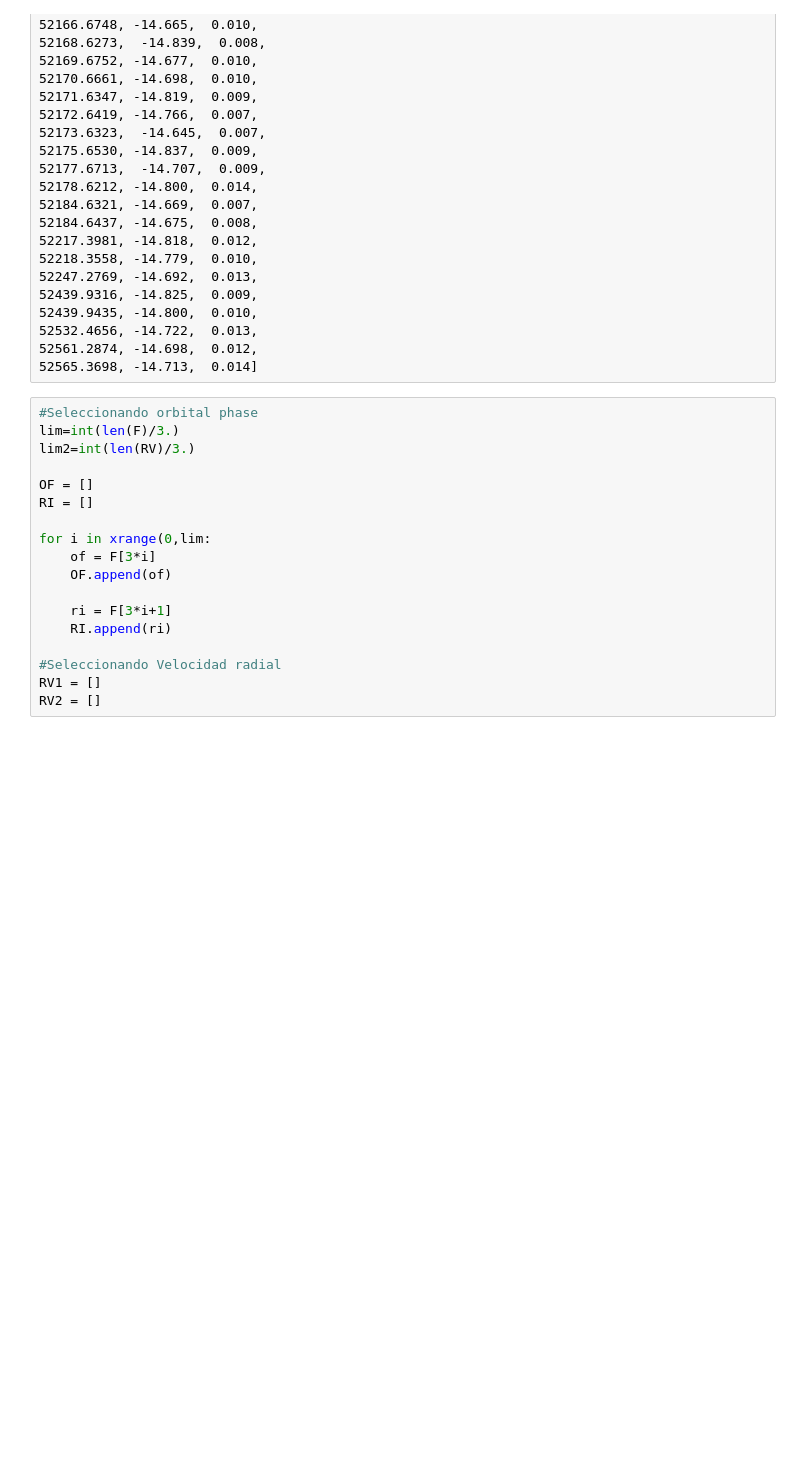
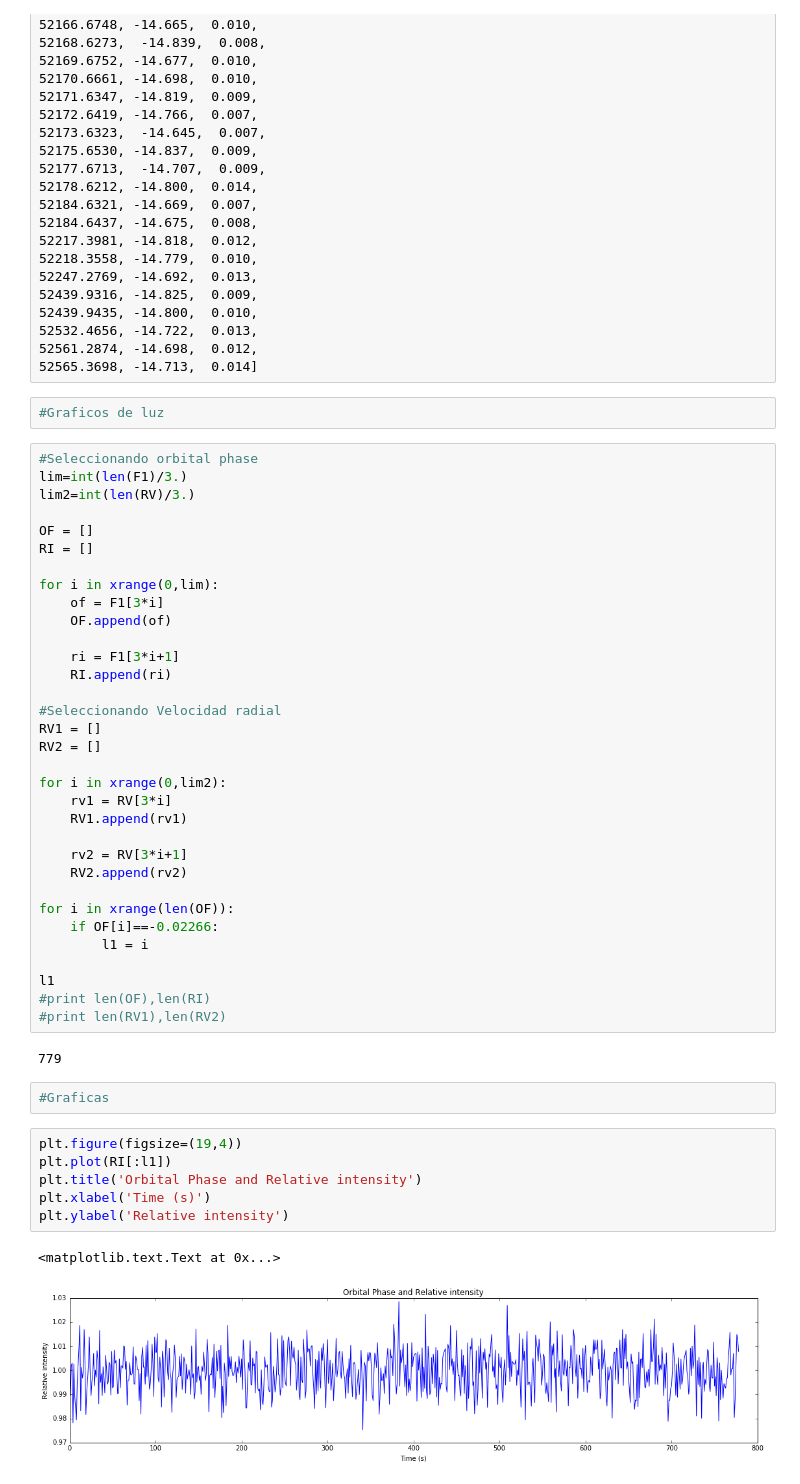
Before and after one commit to brayan235/Metodos-computacionales, a Jupyter notebook: Planetariassssss.ipynb, the cells around one changed output. Cells and saved outputs as stored; diff of their text form; blank space fills up the shorter version.

```diff
--- a/Planetariassssss.ipynb
+++ b/Planetariassssss.ipynb
@@ -2584,21 +2588,51 @@ RV = [
 52532.4656, -14.722,  0.013,
 52561.2874, -14.698,  0.012,
 52565.3698, -14.713,  0.014]
+# %%
+#Graficos de luz
 # %%
 #Seleccionando orbital phase
-lim=int(len(F)/3.)
+lim=int(len(F1)/3.)
 lim2=int(len(RV)/3.)
 
 OF = []
 RI = []
 
-for i in xrange(0,lim:
-    of = F[3*i]
+for i in xrange(0,lim):
+    of = F1[3*i]
     OF.append(of)
 
-    ri = F[3*i+1]
+    ri = F1[3*i+1]
     RI.append(ri)
 
 #Seleccionando Velocidad radial
 RV1 = []
 RV2 = []
+
+for i in xrange(0,lim2):
+    rv1 = RV[3*i]
+    RV1.append(rv1)
+
+    rv2 = RV[3*i+1]
+    RV2.append(rv2)
+
+for i in xrange(len(OF)):
+    if OF[i]==-0.02266:
+        l1 = i
+
+l1
+#print len(OF),len(RI)
+#print len(RV1),len(RV2)
+# %% [output]
+779
+# %%
+#Graficas
+# %%
+plt.figure(figsize=(19,4))
+plt.plot(RI[:l1])
+plt.title('Orbital Phase and Relative intensity')
+plt.xlabel('Time (s)')
+plt.ylabel('Relative intensity')
+# %% [output]
+<matplotlib.text.Text at 0x...>
+[figure, added]
```
Also changed, not shown: parts of 9 cells of this notebook.
